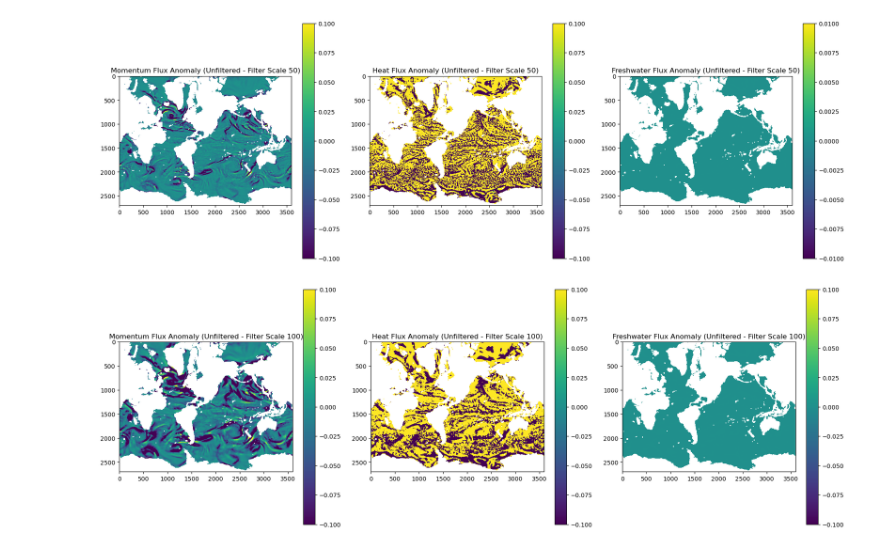
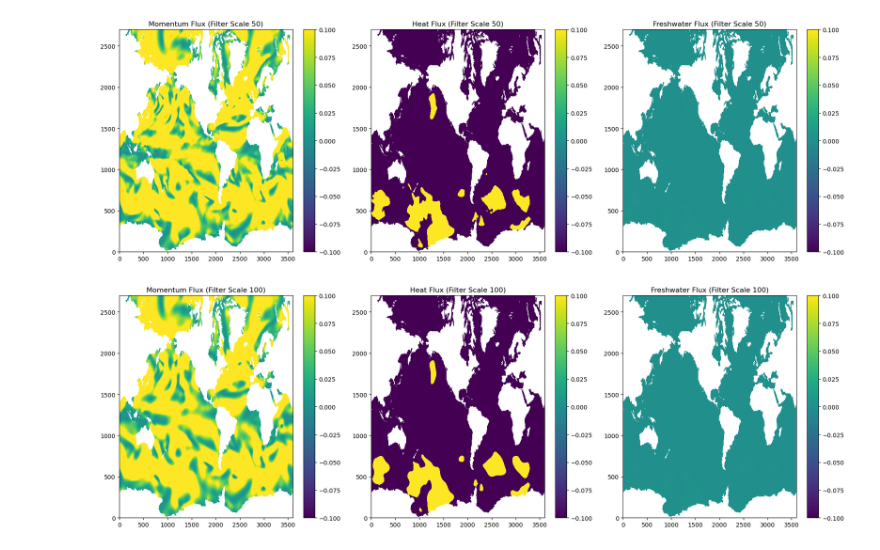
Before and after one commit to ocean-transport/cm26_diagnostics, a Jupyter notebook: airSeaFluxAnomalies_filterScales.ipynb, the cells around one changed output. Saved outputs shown, nothing was run; the diff lists cells and outputs as text; code cells hidden in the pictures.

```diff
--- a/airSeaFluxAnomalies_filterScales.ipynb
+++ b/airSeaFluxAnomalies_filterScales.ipynb
@@ -175,48 +771,43 @@ plt.show()
 # %%
 snapshot = ds_out_50.isel(time=0)
 
 ql, qh, taux, tauy, evap =  noskin(
         snapshot.surface_temp,
         snapshot.t_ref,
         snapshot.q_ref,
         snapshot.u_relative,
         snapshot.v_relative,
         slp=snapshot.slp,
         algo='ecmwf',
         zt=2,
         zu=1,
 )
 
-momflux = np.sqrt( taux ** 2 + tauy ** 2 )
-heatflux = ql + qh
-freshflux = evap
+momflux = np.sqrt( taux ** 2 + tauy ** 2 ).values
+heatflux = (ql + qh).values
+freshflux = evap.values
 
 # Create a horizontal layout for three subplots
 fig, (ax1, ax2, ax3) = plt.subplots(1, 3, figsize=(18, 6))
 
 # Add data to each subplot
-mom_anom = (momflux - momflux_unfiltered).values
-im1 = ax1.imshow(np.rot90(mom_anom, 2), vmin=mom_anom.min(), vmax=mom_anom.max())
-ax1.set_title("Momentum Flux Anomaly (Unfiltered - Filter Scale 50)")
+im1 = ax1.pcolor(momflux, vmin=momflux.min(), vmax=momflux.max())
+ax1.set_title("Momentum Flux (Filter Scale 50)")
 fig.colorbar(im1, ax=ax1)
 
-heat_anom = (heatflux - heatflux_unfiltered).values
-im2 = ax2.imshow(np.rot90(heat_anom, 2), vmin=heat_anom.min(), vmax=heat_anom.max())
-ax2.set_title("Heat Flux Anomaly (Unfiltered - Filter Scale 50)")
+im2 = ax2.pcolor(heatflux, vmin=heatflux.min(), vmax=heatflux.max())
+ax2.set_title("Heat Flux (Filter Scale 50)")
 fig.colorbar(im2, ax=ax2)
 
-fresh_anom = (freshflux - freshflux_unfiltered).values
-im3 = ax3.imshow(np.rot90(fresh_anom, 2), vmin=fresh_anom.min(), vmax=fresh_anom.max())
-ax3.set_title("Freshwater Flux Anomaly (Unfiltered - Filter Scale 50)")
+im3 = ax3.pcolor(freshflux, vmin=freshflux.min(), vmax=freshflux.max())
+ax3.set_title("Freshwater Flux (Filter Scale 50)")
 fig.colorbar(im3, ax=ax3)
 
 plt.tight_layout()
 plt.show()
 # %% [output]
-[figure, old version]
+[figure, new version]
 # %%
-# Assuming the snapshot and noskin function are defined as in your example
-
 snapshot = ds_out_100.isel(time=0)
 
 ql, qh, taux, tauy, evap =  noskin(
@@ -231,32 +822,28 @@ ql, qh, taux, tauy, evap =  noskin(
         zu=1,
 )
 
-momflux = np.sqrt( taux ** 2 + tauy ** 2 )
-heatflux = ql + qh
-freshflux = evap
+momflux = np.sqrt( taux ** 2 + tauy ** 2 ).values
+heatflux = (ql + qh).values
+freshflux = evap.values
 
-# Create a horizontal layout for three subplots with a bigger figure size
+# Create a horizontal layout for three subplots
 fig, (ax1, ax2, ax3) = plt.subplots(1, 3, figsize=(18, 6))
 
-# Rotate each image 180 degrees counterclockwise and plot
-mom_anom = (momflux - momflux_unfiltered).values
-im1 = ax1.imshow(np.rot90(mom_anom, 2), vmin=mom_anom.min(), vmax=mom_anom.max())
-ax1.set_title("Momentum Flux Anomaly (Unfiltered - Filter Scale 100)")
+# Add data to each subplot
+im1 = ax1.pcolor(momflux, vmin=momflux.min(), vmax=momflux.max())
+ax1.set_title("Momentum Flux (Filter Scale 100)")
 fig.colorbar(im1, ax=ax1)
 
-heat_anom = (heatflux - heatflux_unfiltered).values
-im2 = ax2.imshow(np.rot90(heat_anom, 2), vmin=heat_anom.min(), vmax=heat_anom.max())
-ax2.set_title("Heat Flux Anomaly (Unfiltered - Filter Scale 100)")
+im2 = ax2.pcolor(heatflux, vmin=heatflux.min(), vmax=heatflux.max())
+ax2.set_title("Heat Flux (Filter Scale 100)")
 fig.colorbar(im2, ax=ax2)
 
-fresh_anom = (freshflux - freshflux_unfiltered).values
-im3 = ax3.imshow(np.rot90(fresh_anom, 2), vmin=fresh_anom.min(), vmax=fresh_anom.max())
-ax3.set_title("Freshwater Flux Anomaly (Unfiltered - Filter Scale 100)")
+im3 = ax3.pcolor(freshflux, vmin=freshflux.min(), vmax=freshflux.max())
+ax3.set_title("Freshwater Flux (Filter Scale 100)")
 fig.colorbar(im3, ax=ax3)
 
-# Adjust the layout and display
 plt.tight_layout()
 plt.show()
 # %% [output]
-[figure, old version]
+[figure, new version]
 # %%
```
Also changed, not shown: parts of 44 cells of this notebook.
